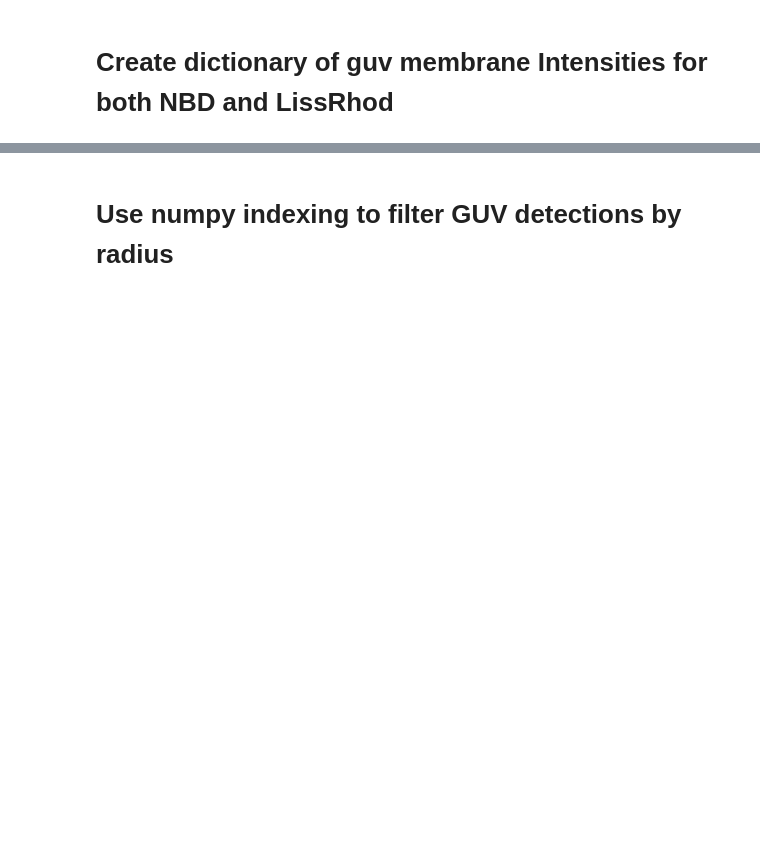
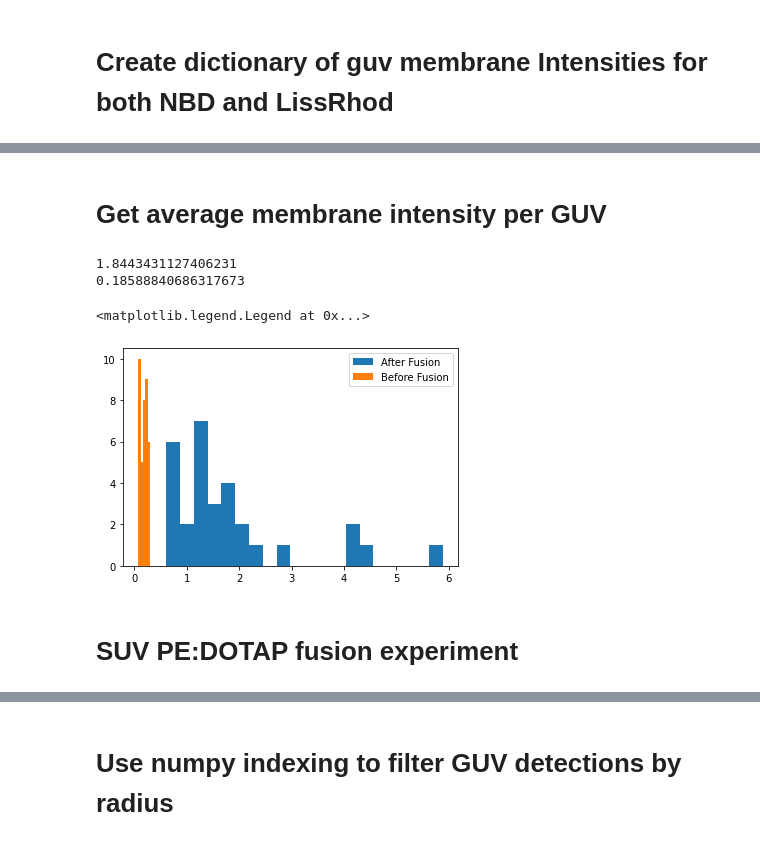
Before and after one commit to mrcsfltchr/ConfocalFretGUV, a Jupyter notebook: FRETSignalConfocalAnalysis.ipynb, the cells around one changed output, grey strips where cells are left out. Saved outputs shown, nothing was run; the diff lists cells and outputs as text; code cells hidden in the pictures; blank space fills up the shorter version.

```diff
--- a/FRETSignalConfocalAnalysis.ipynb
+++ b/FRETSignalConfocalAnalysis.ipynb
@@ -89,0 +254,2 @@ def segment_detections(image,hough_vals):
+# %%
+membrane_iafter,guv_radiiafter = getAverageFRETValVid('..','20200922_PCPGGUV_PEDOTAP31SUV_20xdilution.tif',54,radii)
@@ -89,0 +274,37 @@ def segment_detections(image,hough_vals):
+# %% [markdown]
+# Get average membrane intensity per GUV
+# %%
+frets_b4 = {}
+frets_after = {}
+
+for key in membrane_ib4.keys():
+    frets_b4[key] = np.array([np.median(membrane_ib4[key][1])/np.median(membrane_ib4[key][0])])
+
+
+
+for key in membrane_iafter.keys():
+    frets_after[key] = np.array([np.median(membrane_iafter[key][1])/np.median(membrane_iafter[key][0])])
+# %%
+fretsb4data = np.array(list(frets_b4.values()))
+fretsb4keys = np.array(list(frets_b4.keys()))
+radiib4data = np.array(list(guv_radiib4.values()))
+# %%
+fretsafterdata = np.array(list(frets_after.values()))
+fretsafterkeys = np.array(list(frets_after.keys()))
+radiiafterdata = np.array(list(guv_radiiafter.values()))
+# %%
+print(np.mean(fretsafterdata))
+print(np.mean(fretsb4data))
+# %% [output]
+1.8443431127406231
+0.18588840686317673
+# %%
+fig,ax = plt.subplots(1,1)
+ax.hist(fretsafterdata,20)
+ax.hist(fretsb4data,5)
+ax.legend(['After Fusion','Before Fusion'])
+# %% [output]
+<matplotlib.legend.Legend at 0x...>
+[figure, added]
+# %% [markdown]
+# SUV PE:DOTAP fusion experiment
```
Also changed, not shown: parts of 110 cells of this notebook, 2 other files.
